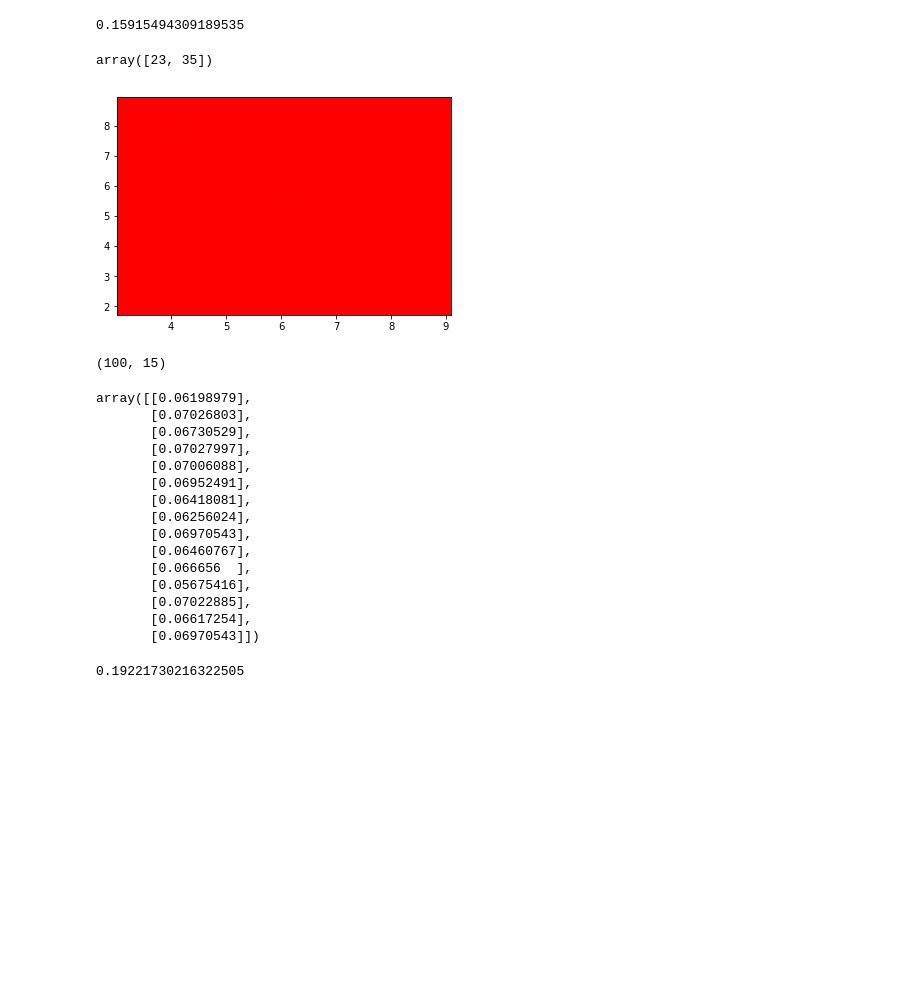
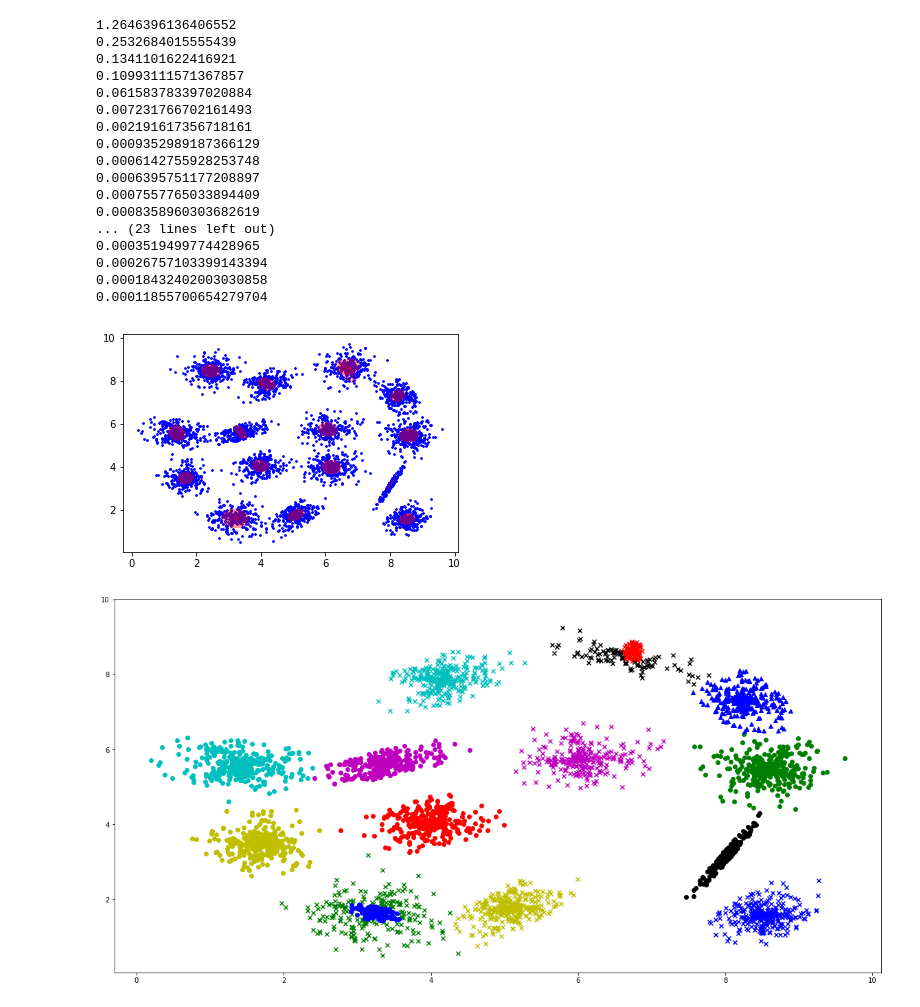
Before and after one commit to hov1417/UnsupervisedHomework, a Jupyter notebook: GMM/plot_covariances.ipynb, the cells around one changed output. Saved outputs shown, nothing was run; the diff lists cells and outputs as text; code cells hidden in the pictures; blank space fills up the shorter version.

```diff
--- a/GMM/plot_covariances.ipynb
+++ b/GMM/plot_covariances.ipynb
@@ -117,15 +95,3 @@ array([[1, 2, 3],
-# %%
-x=np.linspace(-10,10,100)
-n = st.multivariate_normal((1,2),[[1,1],[0,1]])
-print(n.pdf((1,2)))
-# %% [output]
-0.15915494309189535
-# %%
-a=np.array([[1,2],[2,3],[2,3],[2,3],[2,3],[2,3],[2,3],[2,3],[2,3],[2,3],[2,3],[2,3]])
-m=np.array([[2,3],[3,4]])
-a.sum(axis=0)
-# %% [output]
-array([23, 35])
 # %%
 def get_ellipse_from_covariance(matrix, std_multiplier=2):
     values, vectors = np.linalg.eig(matrix)
@@ -134,11 +100,14 @@ def get_ellipse_from_covariance(matrix, std_multiplier=2):
     return (std_multiplier * np.sqrt(large),
             std_multiplier * np.sqrt(small),
             np.rad2deg(np.arccos(vectors[0, 0])))
+# %%
+cols = ["bx", "gx" ,"rx" ,"cx" ,"mx" ,"yx" ,"kx" ,"bo" ,"go" ,"ro" ,"co" ,"mo" ,
+        "yo" ,"ko", "b^" ,"g^" ,"r^" ,"c^" ,"m^" ,"y^" ,"k^"]
 # %%
 def run_gmm(dataPath, name, k):
     df = pd.read_csv(dataPath)
     global data
-    data = np.array(df[['X', 'Y']], np.float)[:1000]/100000
+    data = np.array(df[['X', 'Y']], np.float)/100000
     plt.clf()
     plt.scatter(data[:, 0], data[:, 1], s=3, color='blue')
 
@@ -152,7 +121,6 @@ def run_gmm(dataPath, name, k):
 
     # Plot ellipses for each of covariance matrices.
     for k in range(len(sigma)):
-#         print(sigma[k])
         h, w, angle = get_ellipse_from_covariance(sigma[k])
         e = patches.Ellipse(mean[k], w, h, angle=angle)
         e.set_alpha(np.power(pi[k], .3))
@@ -160,33 +128,32 @@ def run_gmm(dataPath, name, k):
         plt.axes().add_artist(e)
     plt.savefig('covariances_{}_{}'.format(dataPath, name).replace('.','_'))
     plt.show()
+
+    pred = gmm.predict(data)
+    plt.figure(figsize=(20,10))
+    for i in range(k):
+        plt.scatter(data[pred==i,0],data[pred==i,1],None,*cols[i])
+    plt.show()
 # %%
-run_gmm("sparse_clusters.csv", "hov", 15)
+k=18
+run_gmm("sparse_clusters.csv", "hov", k)
 # %% [output]
+1.2646396136406552
+0.2532684015555439
+0.1341101622416921
+0.10993111571367857
+0.061583783397020884
+0.007231766702161493
+0.002191617356718161
+0.0009352989187366129
+0.0006142755928253748
+0.0006395751177208897
+0.0007557765033894409
+0.0008358960303682619
+... (23 lines left out)
+0.0003519499774428965
+0.00026757103399143394
+0.00018432402003030858
+0.00011855700654279704
-[figure, old version]
+[figure, new version]
+[figure, added]
-# %%
-gmm.gammas.shape
-# %% [output]
-(100, 15)
-# %%
-gmm.pis
-# %% [output]
-array([[0.06198979],
-       [0.07026803],
-       [0.06730529],
-       [0.07027997],
-       [0.07006088],
-       [0.06952491],
-       [0.06418081],
-       [0.06256024],
-       [0.06970543],
-       [0.06460767],
-       [0.066656  ],
-       [0.05675416],
-       [0.07022885],
-       [0.06617254],
-       [0.06970543]])
-# %%
-st.multivariate_normal(gmm.means[1], gmm.covariances[1]).pdf(data[1])
-# %% [output]
-0.19221730216322505
```
Also changed, not shown: parts of 4 cells of this notebook, 6 other files.
